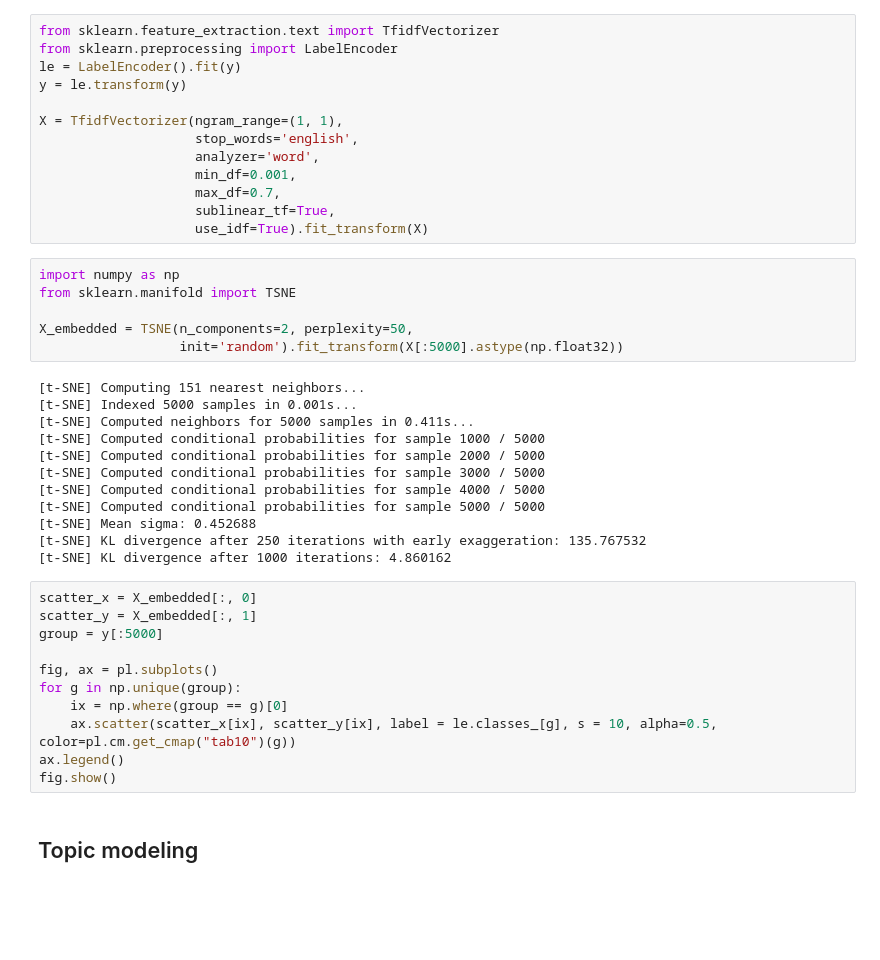
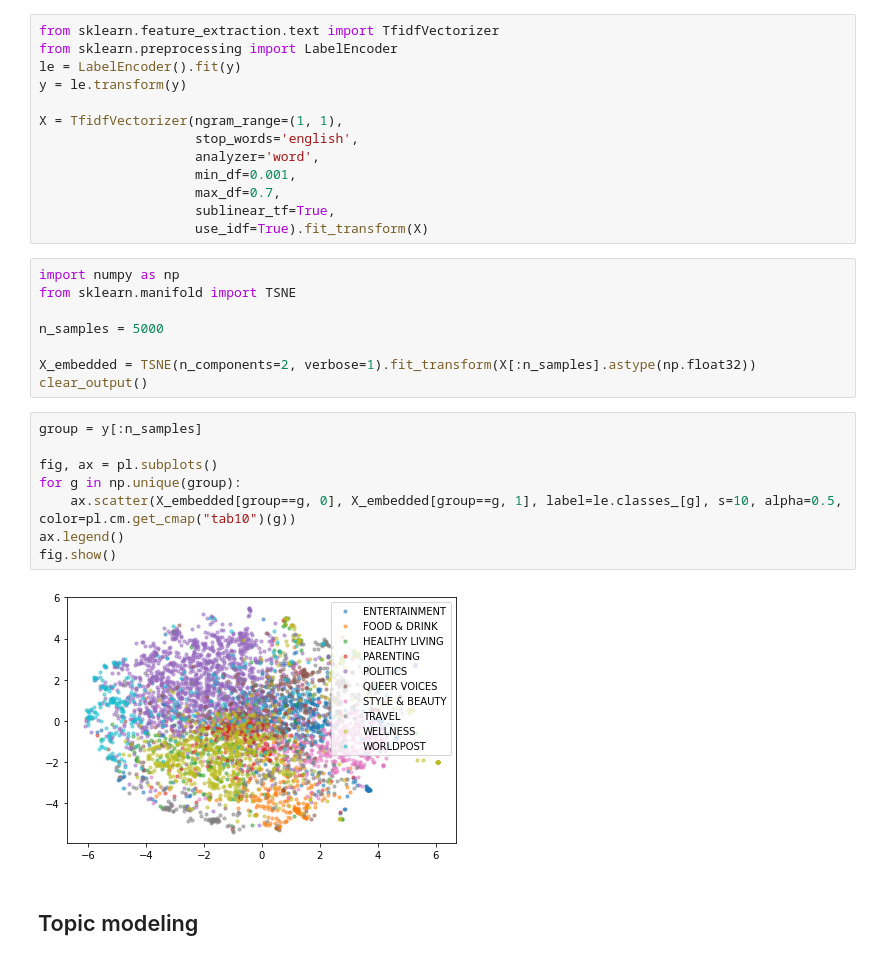
Before and after one commit to LetteraUnica/HuffPost-analysis, a Jupyter notebook: final-project/news_analysis.ipynb, the cells around one changed output. Drawn from its saved outputs; the diff is of its cells as text; blank space fills up the shorter version.

```diff
--- a/final-project/news_analysis.ipynb
+++ b/final-project/news_analysis.ipynb
@@ -122,31 +120,20 @@ X = TfidfVectorizer(ngram_range=(1, 1),
 import numpy as np
 from sklearn.manifold import TSNE
 
-X_embedded = TSNE(n_components=2, perplexity=50,
-                  init='random').fit_transform(X[:5000].astype(np.float32))
+n_samples = 5000
+
+X_embedded = TSNE(n_components=2, verbose=1).fit_transform(X[:n_samples].astype(np.float32))
+clear_output()
-# %% [output]
-[t-SNE] Computing 151 nearest neighbors...
-[t-SNE] Indexed 5000 samples in 0.001s...
-[t-SNE] Computed neighbors for 5000 samples in 0.411s...
-[t-SNE] Computed conditional probabilities for sample 1000 / 5000
-[t-SNE] Computed conditional probabilities for sample 2000 / 5000
-[t-SNE] Computed conditional probabilities for sample 3000 / 5000
-[t-SNE] Computed conditional probabilities for sample 4000 / 5000
-[t-SNE] Computed conditional probabilities for sample 5000 / 5000
-[t-SNE] Mean sigma: 0.452688
-[t-SNE] KL divergence after 250 iterations with early exaggeration: 135.767532
-[t-SNE] KL divergence after 1000 iterations: 4.860162
 # %%
-scatter_x = X_embedded[:, 0]
-scatter_y = X_embedded[:, 1]
-group = y[:5000]
+group = y[:n_samples]
 
 fig, ax = pl.subplots()
 for g in np.unique(group):
-    ix = np.where(group == g)[0]
-    ax.scatter(scatter_x[ix], scatter_y[ix], label = le.classes_[g], s = 10, alpha=0.5, color=pl.cm.get_cmap("tab10")(g))
+    ax.scatter(X_embedded[group==g, 0], X_embedded[group==g, 1], label=le.classes_[g], s=10, alpha=0.5, color=pl.cm.get_cmap("tab10")(g))
 ax.legend()
 fig.show()
+# %% [output]
+[figure, added]
 # %% [markdown]
 ## Topic modeling
 # %% [markdown]
```
Also changed, not shown: parts of 19 cells of this notebook, 1 other file.
